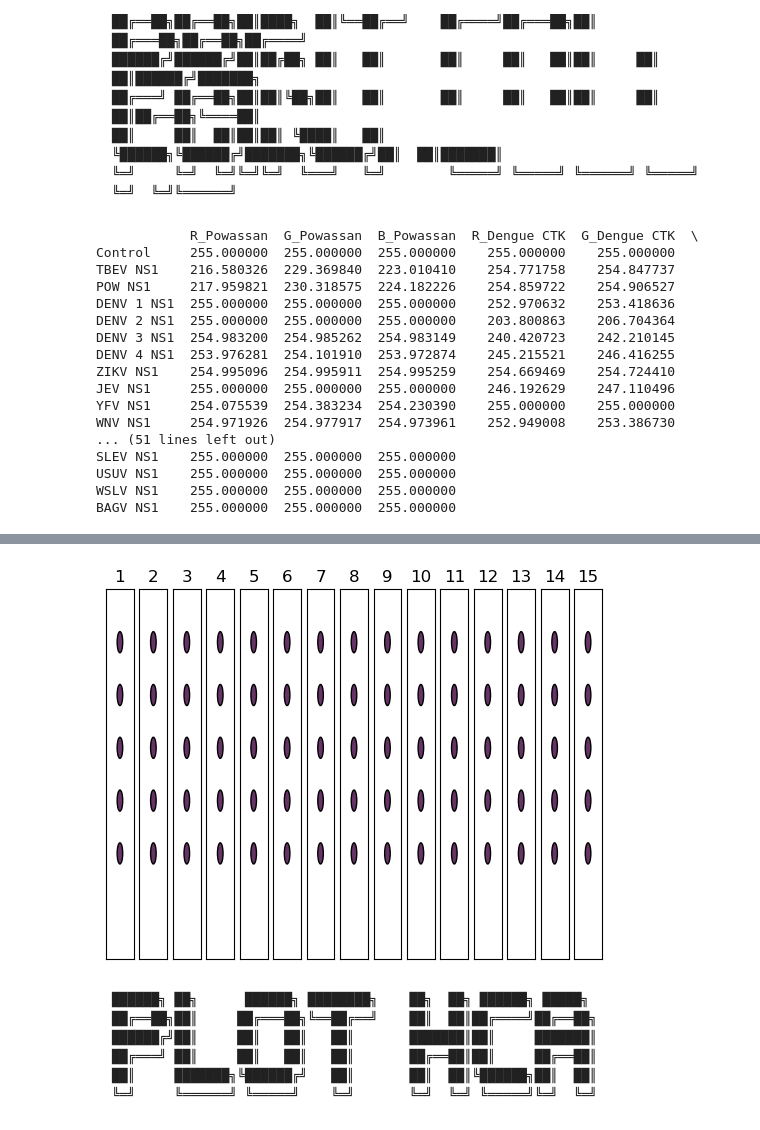
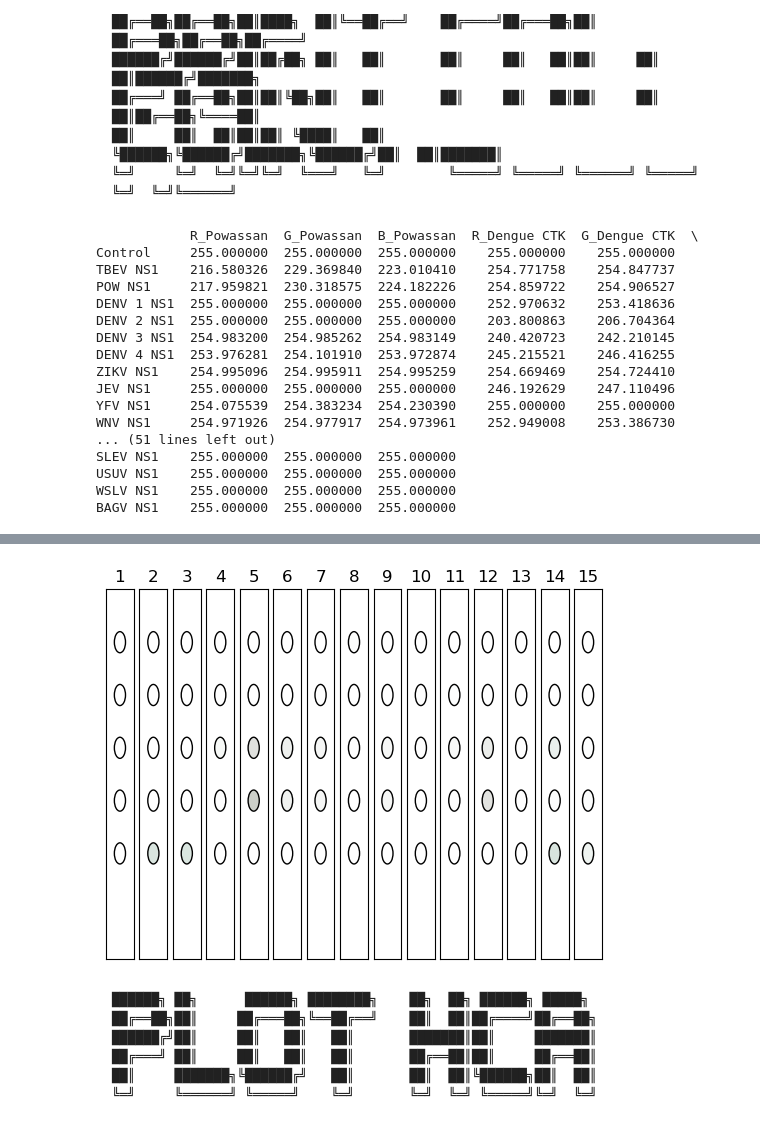
Before and after one commit to Kevin-Mathewson/Test_strip_simulator, a Jupyter notebook: make_fake_data_3.2.ipynb, the cells around one changed output, grey strips where cells are left out. Saved outputs shown, nothing was run; the diff lists cells and outputs as text; code cells hidden in the pictures.

```diff
--- a/make_fake_data_3.2.ipynb
+++ b/make_fake_data_3.2.ipynb
@@ -297,11 +376,11 @@ strips, strip_labels = generate_strips(strips_per_antigen_in_use=100, add_noise=
 
 # Perform PCA
 pca_3D = PCA(n_components=3)
-strips_pca_3D = pca_3D.fit_transform(strips)
+strips_pca_3D = pca_3D.fit_transform(strips_list)
 
 # cluster_points_3D: break up all_data into subsets by antigen
 cluster_points_3D = []
-for antigen in antigens_in_use:
+for antigen in antigens:
     mask = [label == antigen for label in strip_labels]
     cluster_points_3D.append(strips_pca_3D[mask])
 
@@ -332,11 +411,11 @@ for _ in range(len(cluster_points_3D)):
 
 # Perform PCA
 pca_2D = PCA(n_components=2)
-strips_pca_2D = pca_2D.fit_transform(strips)
+strips_pca_2D = pca_2D.fit_transform(strips_list)
 
 # cluster_points_2D: break up all_data into subsets by antigen
 cluster_points_2D = []
-for antigen in antigens_in_use:
+for antigen in antigens:
     mask = [label == antigen for label in strip_labels]
     cluster_points_2D.append(strips_pca_2D[mask])
 
@@ -423,8 +502,8 @@ plt.ylabel('PC2')
 
 nstd = 2 # number of standard deviations of ellipsoid; determines the ellipsoid volume
 
-for antigen in antigens_in_use:
-    i = antigens_in_use.index(antigen)
+for antigen in antigens:
+    i = antigens.index(antigen)
     points = cluster_points_3D[i]
     mean = cluster_means_3D[i]
     cov = cluster_covs_3D[i]
@@ -494,8 +573,8 @@ def confidence_ellipse(x, y, ax, n_std=3.0, facecolor='none', **kwargs):
 fig = plt.figure()
 ax = fig.add_subplot(111,)
 
-for antigen in antigens_in_use:
-    i = antigens_in_use.index(antigen)
+for antigen in antigens:
+    i = antigens.index(antigen)
     cluster = cluster_points_2D[i]
     cluster_x = cluster[:,0]
     cluster_y = cluster[:,1]
@@ -519,8 +598,10 @@ plt.show()
 # Prints the RGB values of all strips without noise
 # =================================================
 
-strips, strip_labels=generate_strips()
-strips = list(strips)
+r = generate_strips(strips_per_antigen = 1, add_noise = False)
+(idealized_strips, idealized_strips_unflattened, idealized_strip_labels) = r
+# convert 2D numpy array (PCA-suitable) to list of 1D numpy arrays:
+idealized_strips = list(idealized_strips)
 
 column_names = []
 for test_line in test_lines:
@@ -528,46 +609,76 @@ for test_line in test_lines:
     column_names.append(f"G_{test_line}")
     column_names.append(f"B_{test_line}")
 
-strips = pd.DataFrame(
-    strips,
-    index = antigens_in_use,
+idealized_strips = pd.DataFrame(
+    idealized_strips,
+    index = antigens,
     columns = column_names,)
 
-print(strips)
-strips.to_csv('out.csv', index=True)
+idealized_strips.to_csv('idealized_strip_colors_RGB.csv', index=True)
+print(idealized_strips)
 
-# =================================================
-# Generate a simulated strip with colors
-# =================================================
+# ===============================================
+# Generate images of simulated strips with colors
+# ===============================================
 
 # TODO: iteratively make all plots look good like 1st one
 # read the RGB data file
 
+def RGB_to_hex(r,g,b):
+    return str('#%02X%02X%02X' % (r,g,b))
 
-import matplotlib.ticker as ticker
-from matplotlib.patches import Circle
+def visualize_RGB_strips(strips_list):
+    '''
+    Visualize strip data, i.e., generate images of the strips.
 
-
-def visualize_strips(RGB_output):
-    fig, axes = plt.subplots(1, len(RGB_output.index))
-    number_of_spots = 5
+    Pass data as an unflattened list of strips, where each strip is a dataframe,
+    with rows as test lines and columns as RGB color channels R, G, and B.
+    '''
+    fig, axes = plt.subplots(1, len(strips_list))
+    number_of_spots = len(test_lines)
     circle_size = 0.2
     j = 1
-    for ax in axes:
-        for i in range(number_of_spots):
-            c = Circle((0, i+1), circle_size, facecolor=(0.4, 0.2, 0.4), edgecolor='black', linewidth = 1,)
+    ax_map = dict(zip(antigens, axes))
+    strip_map = dict(zip(antigens, strips_list))
+    for antigen in antigens:
+        ax = ax_map[antigen]
+        strip = strip_map[antigen]
+        i = 0
+        for test_line in test_lines:
+            row = strip.loc[test_line]
+            r = int(row["R"])
+            g = int(row["G"])
+            b = int(row["B"])
+            color = RGB_to_hex(r,g,b)
+            r = row["R"]/255
+            g = row["G"]/255
+            b = row["B"]/255
+            x = 0; y = i+1
+            c = Circle((x,y), circle_size, facecolor=(r,g,b), edgecolor='black', linewidth = 1,)
             ax.add_artist(c)
-            ax.set_xlim([-1,1])
+            ax.set_xlim([-.5,.5])
             ax.set_ylim([-1,number_of_spots+1])
             ax.set_title( j )
             ax.xaxis.set_major_locator(ticker.NullLocator())
             ax.yaxis.set_major_locator(ticker.NullLocator())
+            i+=1
         j+=1
+    # for ax in axes:
+    #     for i in range(number_of_spot):
+    #         x = 0; y = i+1
+    #         c = Circle((x,y), circle_size, facecolor=(0.4, 0.2, 0.4), edgecolor='black', linewidth = 1,)
+    #         ax.add_artist(c)
+    #         ax.set_xlim([-.5,.5])
+    #         ax.set_ylim([-1,number_of_spots+1])
+    #         ax.set_title( j )
+    #         ax.xaxis.set_major_locator(ticker.NullLocator())
+    #         ax.yaxis.set_major_locator(ticker.NullLocator())
+    #     j+=1
 
-    plt.savefig(__file__+".png")
+    plt.savefig("strips.png")
     plt.show()
 
-visualize_strips(strips)
+visualize_RGB_strips(idealized_strips_unflattened)
 # %% [output]
             R_Powassan  G_Powassan  B_Powassan  R_Dengue CTK  G_Dengue CTK  \
 Control     255.000000  255.000000  255.000000    255.000000    255.000000
@@ -590,4 +700,4 @@ NameError: name '__file__' is not defined
-[figure, old version]
+[figure, new version]
 # %% [markdown]
     ██████╗ ██╗      ██████╗ ████████╗    ██╗  ██╗ ██████╗ █████╗
     ██╔══██╗██║     ██╔═══██╗╚══██╔══╝    ██║  ██║██╔════╝██╔══██╗
```
Also changed, not shown: parts of 14 cells of this notebook.
